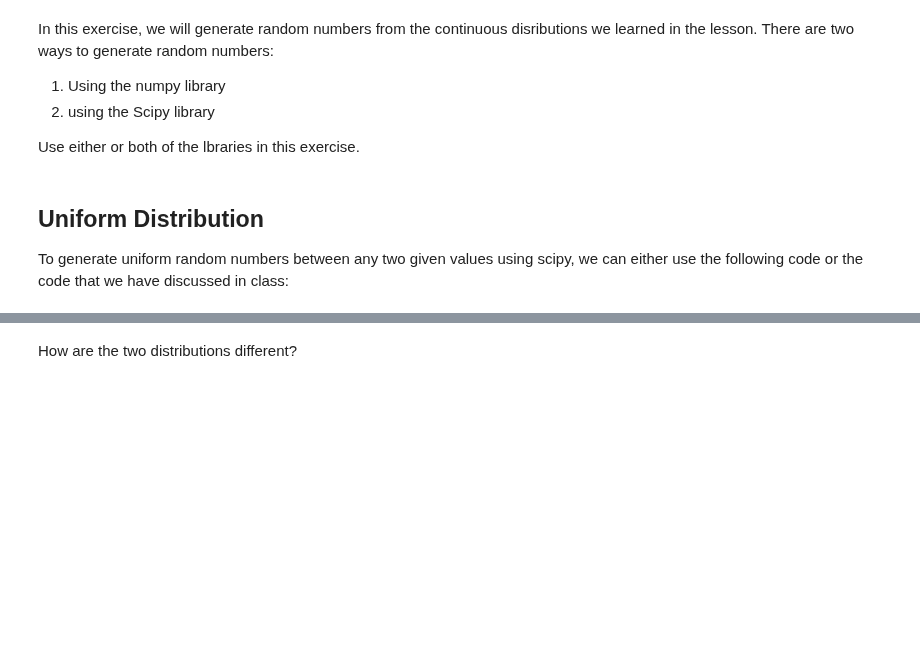
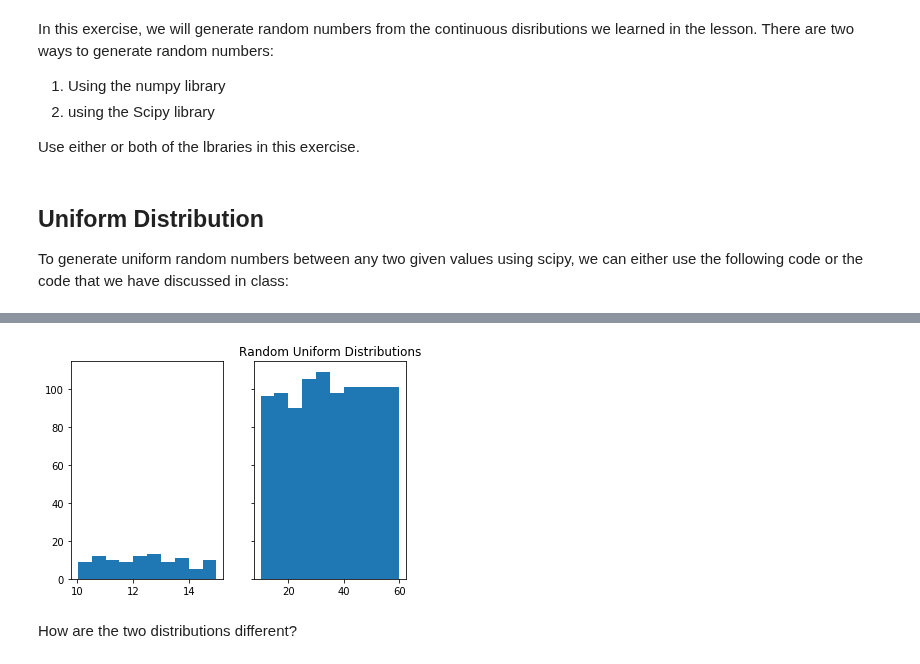
Before and after one commit to ta-data-lis/lab-probability-distributions, a Jupyter notebook: your-code/continuous.ipynb, the cells around one changed output, grey strips where cells are left out. Cells and saved outputs as stored; diff of their text form; code cells hidden in the pictures; blank space fills up the shorter version.

```diff
--- a/your-code/continuous.ipynb
+++ b/your-code/continuous.ipynb
@@ -47,2 +58,17 @@ Your output should look like below:
+# %%
+# your code here
+def randomizer(bottom,ceiling,count):
+     return bottom + (ceiling - bottom)*uniform.rvs(size=count)
+
+fst = randomizer(10,15,100)
+scd = randomizer (10,60,1000)
+# %%
+fig, axs = plt.subplots (nrows=1,ncols=2,sharey=True)
+axs[0].hist(fst,bins=10)
+axs[1].hist(scd,bins=10)
+plt.title("Random Uniform Distributions")
+plt.show()
+# %% [output]
+[figure, added]
 # %% [markdown]
 How are the two distributions different?
```
Also changed, not shown: parts of 15 cells of this notebook.
